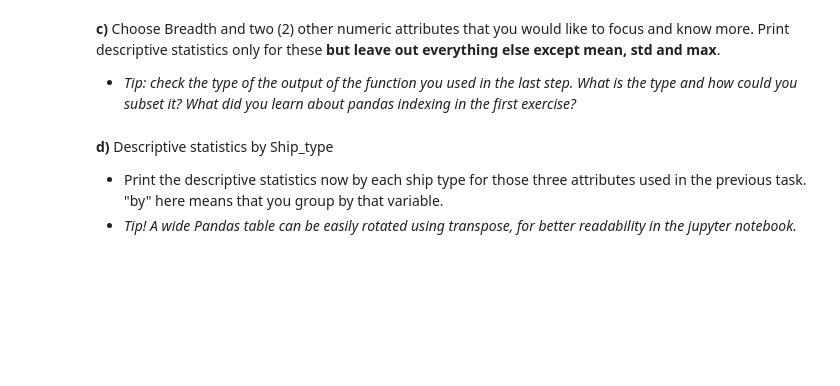
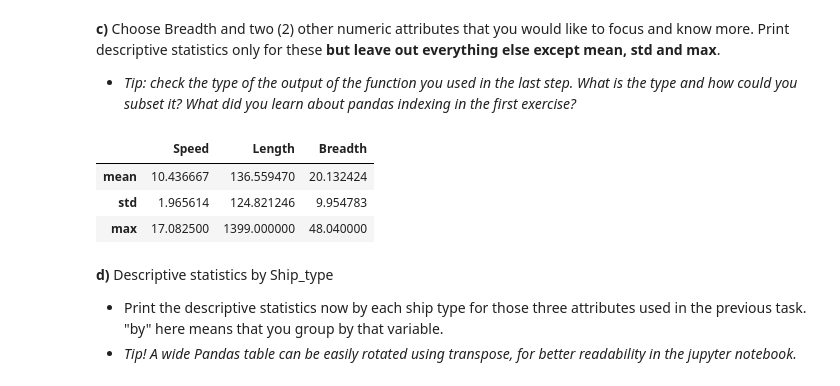
Before and after one commit to K-H-P/UTU_TKO-3103, a Jupyter notebook: Exercise2/solved_Exercise2.ipynb, the cells around one changed output. Drawn from its saved outputs; the diff is of its cells as text; code cells hidden in the pictures; blank space fills up the shorter version.

```diff
--- a/Exercise2/solved_Exercise2.ipynb
+++ b/Exercise2/solved_Exercise2.ipynb
@@ -367,3 +365,11 @@ df_combined_shipdata.describe(include=np.number)
+# %%
+# Script here
+df_combined_shipdata[['Speed','Length','Breadth']].describe().loc[['mean', 'std', 'max']]
+# %% [output]
+|  | Speed | Length | Breadth |
+| mean | 10.436667 | 136.559470 | 20.132424 |
+| std | 1.965614 | 124.821246 | 9.954783 |
+| max | 17.082500 | 1399.000000 | 48.040000 |
 # %% [markdown]
  **d)** Descriptive statistics by Ship_type <br>
 - Print the descriptive statistics now by each ship type for those three attributes used in the previous task.<br>
```
Also changed, not shown: parts of 1 cell of this notebook.
